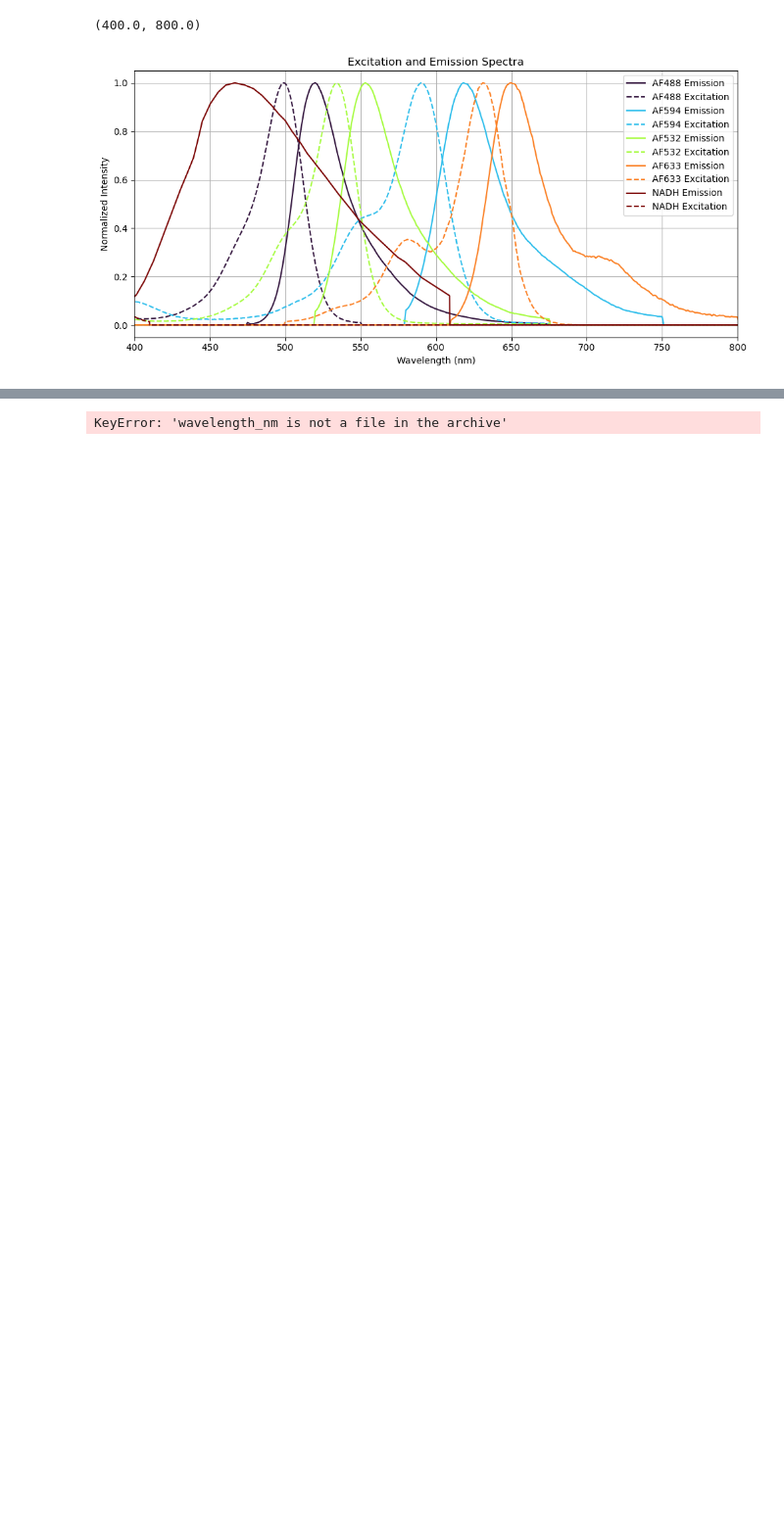
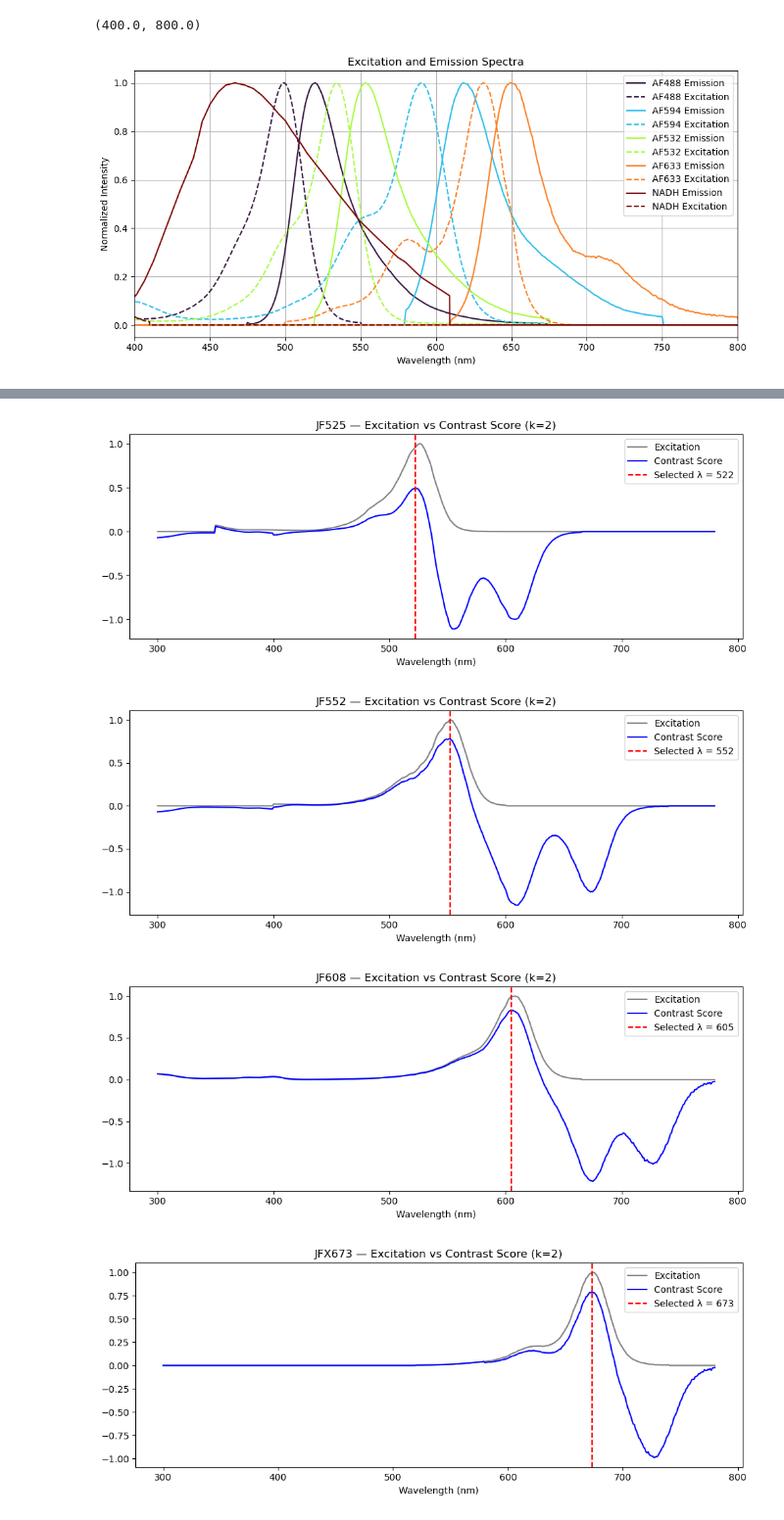
Before and after one commit to boazmohar/sbi-DELTA, a Jupyter notebook: notebooks/emmission.ipynb, the cells around one changed output, grey strips where cells are left out. Shown at 98% size. Drawn from its saved outputs; the diff is of its cells as text; code cells hidden in the pictures; blank space fills up the shorter version.

```diff
--- a/notebooks/emmission.ipynb
+++ b/notebooks/emmission.ipynb
@@ -145,7 +146,7 @@ def align_excitation_spectra(fluor_names, spectra_dir):
 
     return shared_wl, aligned_matrix
 # %%
-def find_optimal_excitation(fluor_names, spectra_dir):
+def find_optimal_excitation(fluor_names, spectra_dir, num_neighbors=1, debug=True):
     shared_wl, aligned_spectra = align_excitation_spectra(fluor_names, spectra_dir)
     optimal = {}
 
@@ -153,13 +154,16 @@ def find_optimal_excitation(fluor_names, spectra_dir):
         contrast_score = []
         for λi in shared_wl:
             idx = np.searchsorted(shared_wl, λi)
-            score = 0
-            for j, other_name in enumerate(fluor_names):
-                ex_val = aligned_spectra[other_name][idx]
-                if j == i:
-                    score += ex_val
-                else:
-                    score -= ex_val
+            score = 0.0
+
+            # Self term
+            score += aligned_spectra[name][idx]
+
+            # Subtract neighbors’ excitation at same λ
+            for j in range(1, num_neighbors + 1):
+                if i + j < len(fluor_names):
+                    score -= aligned_spectra[fluor_names[i + j]][idx]
+
             contrast_score.append(score)
 
         contrast_score = np.array(contrast_score)
@@ -167,19 +171,22 @@ def find_optimal_excitation(fluor_names, spectra_dir):
         best_wl = shared_wl[best_idx]
         optimal[name] = int(best_wl)
 
-        # Plotting
-        plt.figure(figsize=(10, 4))
-        plt.plot(shared_wl, aligned_spectra[name], label='Excitation', color='gray')
-        plt.plot(shared_wl, contrast_score, label='Contrast Score', color='blue')
-        plt.axvline(best_wl, color='red', linestyle='--', label=f'Selected λ = {best_wl}')
-        plt.title(f"{name} — Excitation vs Contrast Score")
-        plt.xlabel("Wavelength (nm)")
-        plt.legend()
-        plt.tight_layout()
-        plt.show()
+        if debug:
+            plt.figure(figsize=(10, 4))
+            plt.plot(shared_wl, aligned_spectra[name], label='Excitation', color='gray')
+            plt.plot(shared_wl, contrast_score, label='Contrast Score', color='blue')
+            plt.axvline(best_wl, color='red', linestyle='--', label=f'Selected λ = {best_wl}')
+            plt.title(f"{name} — Excitation vs Contrast Score (k={num_neighbors})")
+            plt.xlabel("Wavelength (nm)")
+            plt.legend()
+            plt.tight_layout()
+            plt.show()
 
     return optimal
 # %%
-optimal = find_optimal_excitation(['AF488','AF594','AF532', 'AF633', 'NADH'],'../data/spectra_npz')
+optimal = find_optimal_excitation(['JF525','JF552','JF608','JFX673','JF722',],'../data/spectra_npz', 2)
 # %% [output]
-KeyError: 'wavelength_nm is not a file in the archive'
+[figure, added]
+[figure, added]
+[figure, added]
+[figure, added]
```
Also changed, not shown: parts of 9 cells of this notebook, 7 other files.
